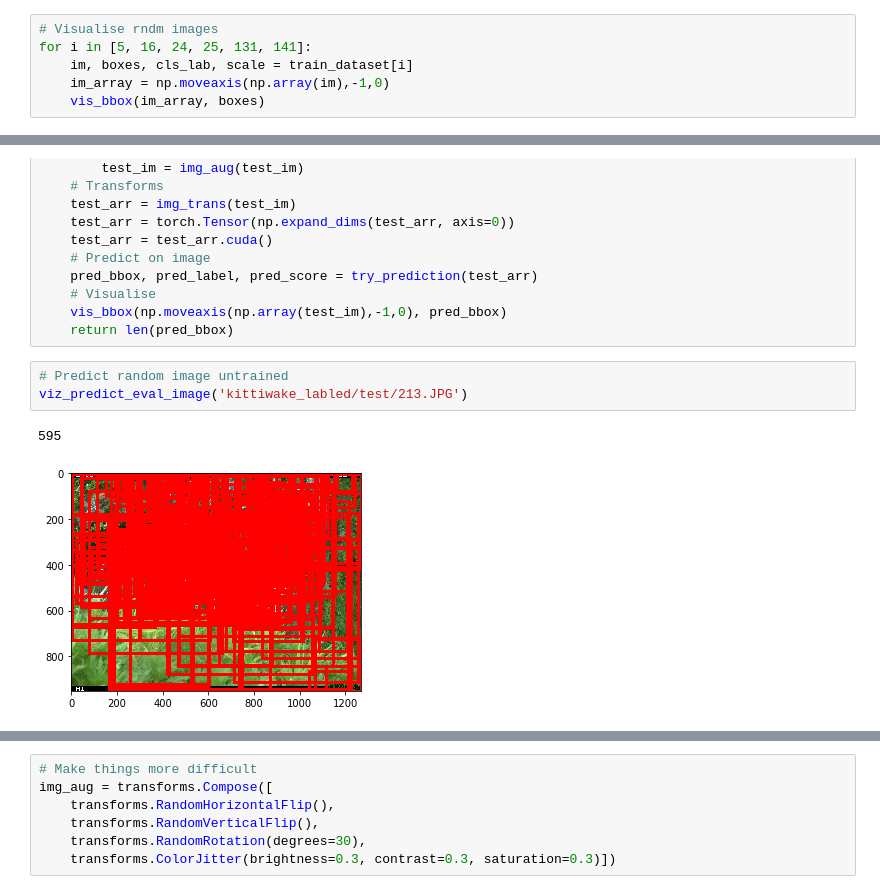
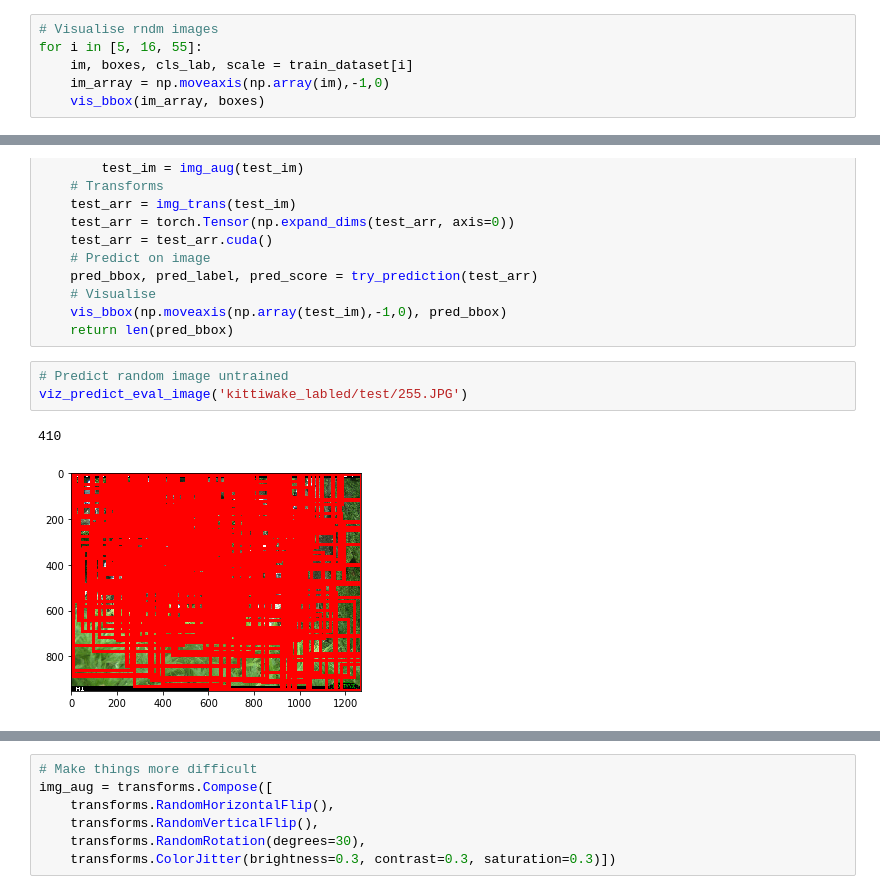
Before and after one commit to ilkarman/simple-faster-rcnn-pytorch, a Jupyter notebook: 0_FasterRCNN_VGG.ipynb, the cells around one changed output, grey strips where cells are left out. Cells and saved outputs as stored; diff of their text form.

```diff
--- a/0_FasterRCNN_VGG.ipynb
+++ b/0_FasterRCNN_VGG.ipynb
@@ -68,7 +62,7 @@ train_dataset = BirdsData(
 Loaded 160 images
 # %%
 # Visualise rndm images
-for i in [5, 16, 24, 25, 131, 141]:
+for i in [5, 16, 55]:
     im, boxes, cls_lab, scale = train_dataset[i]
     im_array = np.moveaxis(np.array(im),-1,0)
     vis_bbox(im_array, boxes)
@@ -232,7 +223,7 @@ def viz_predict_eval_image(input_image, augment=False):
     return len(pred_bbox)
 # %%
 # Predict random image untrained
-viz_predict_eval_image('kittiwake_labled/test/213.JPG')
+viz_predict_eval_image('kittiwake_labled/test/255.JPG')
 # %% [output]
-595
+410
-[figure, old version]
+[figure, new version]
```
Also changed, not shown: parts of 25 cells of this notebook.
